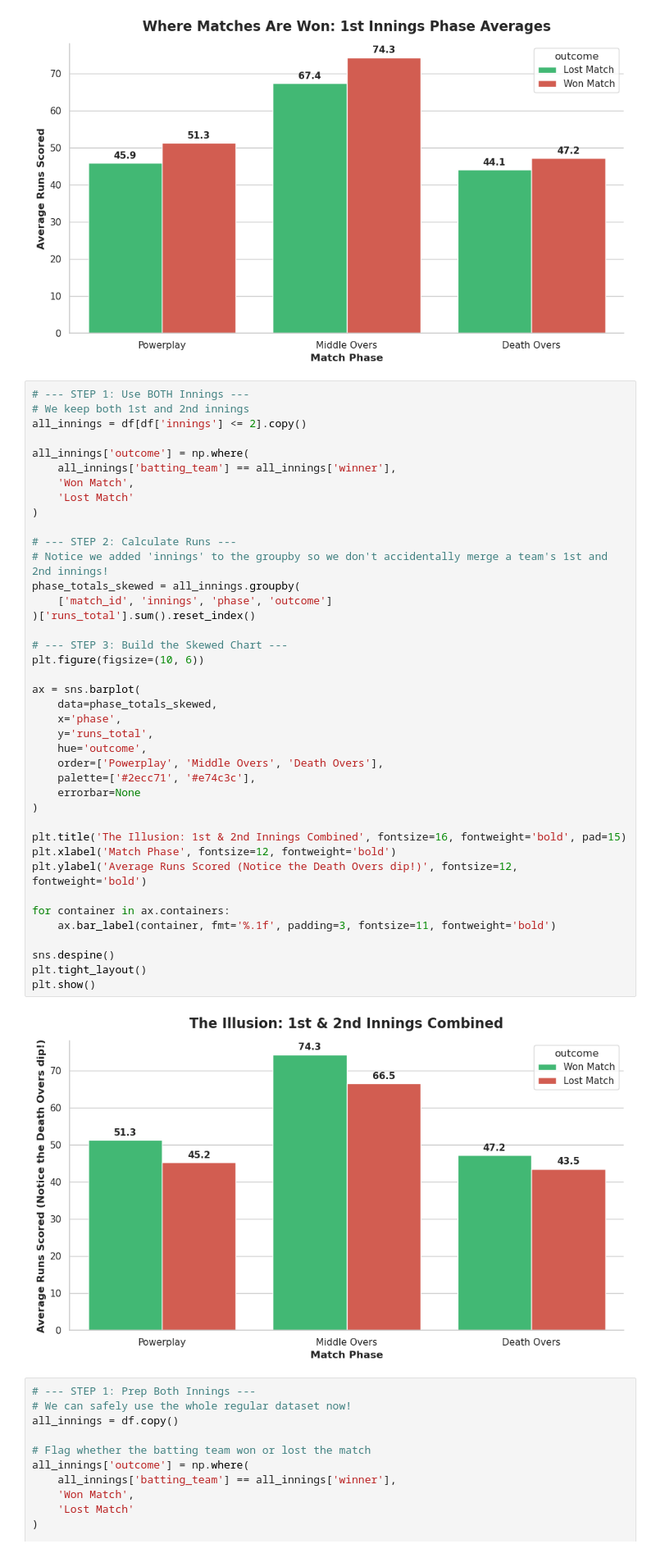
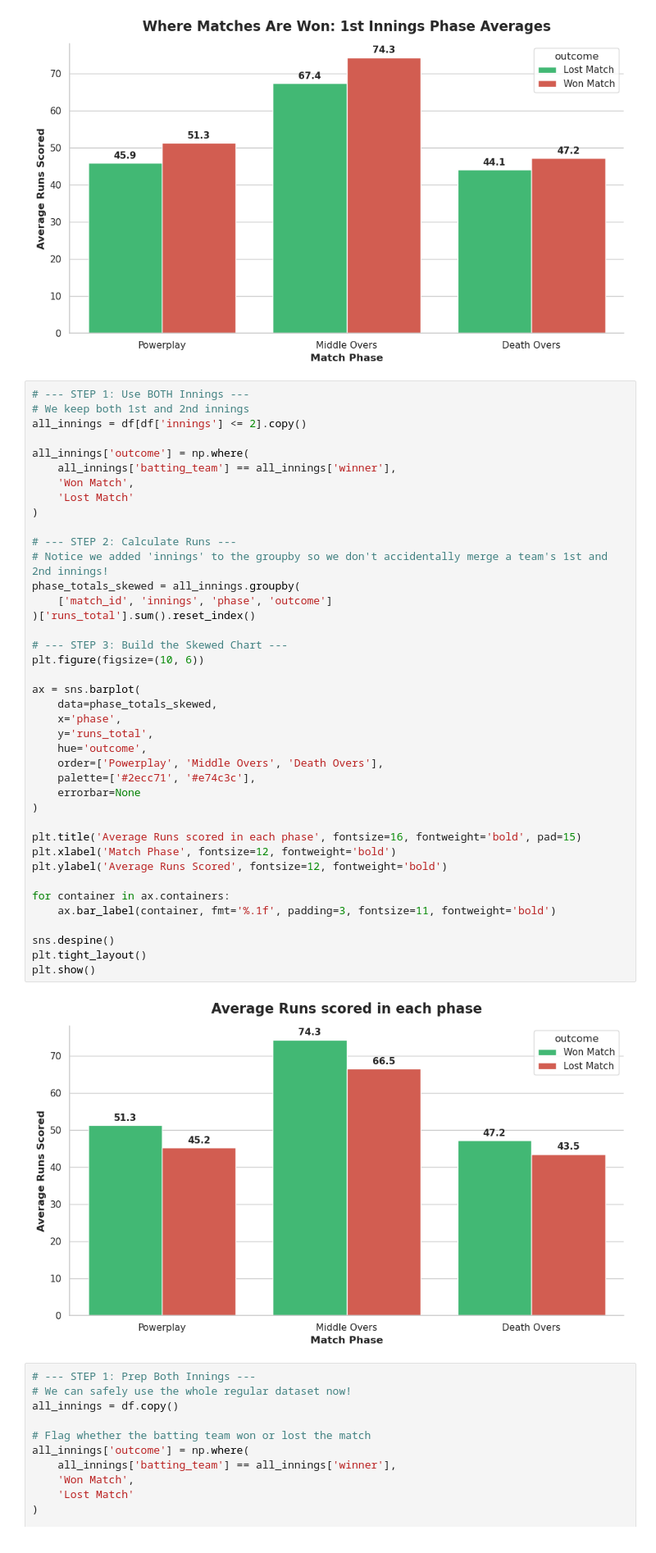
Before and after one commit to lyc0riz/IPL-crunch, a Jupyter notebook: notebooks/03_exploratory_analysis_and_visualization.ipynb, the cells around one changed output. Shown at 82% size. Cells and saved outputs as stored; diff of their text form.

Commit message:
added few eda visuals

```diff
--- a/notebooks/03_exploratory_analysis_and_visualization.ipynb
+++ b/notebooks/03_exploratory_analysis_and_visualization.ipynb
@@ -122,36 +122,36 @@ all_innings['outcome'] = np.where(
 )
 
 # --- STEP 2: Calculate Runs ---
 # Notice we added 'innings' to the groupby so we don't accidentally merge a team's 1st and 2nd innings!
 phase_totals_skewed = all_innings.groupby(
     ['match_id', 'innings', 'phase', 'outcome']
 )['runs_total'].sum().reset_index()
 
 # --- STEP 3: Build the Skewed Chart ---
 plt.figure(figsize=(10, 6))
 
 ax = sns.barplot(
     data=phase_totals_skewed,
     x='phase',
     y='runs_total',
     hue='outcome',
     order=['Powerplay', 'Middle Overs', 'Death Overs'],
     palette=['#2ecc71', '#e74c3c'],
     errorbar=None
 )
 
-plt.title('The Illusion: 1st & 2nd Innings Combined', fontsize=16, fontweight='bold', pad=15)
+plt.title('Average Runs scored in each phase', fontsize=16, fontweight='bold', pad=15)
 plt.xlabel('Match Phase', fontsize=12, fontweight='bold')
-plt.ylabel('Average Runs Scored (Notice the Death Overs dip!)', fontsize=12, fontweight='bold')
+plt.ylabel('Average Runs Scored', fontsize=12, fontweight='bold')
 
 for container in ax.containers:
     ax.bar_label(container, fmt='%.1f', padding=3, fontsize=11, fontweight='bold')
 
 sns.despine()
 plt.tight_layout()
 plt.show()
 # %% [output]
-[figure, old version]
+[figure, new version]
 # %%
 # --- STEP 1: Prep Both Innings ---
 # We can safely use the whole regular dataset now!
```
Also changed, not shown: parts of 14 cells of this notebook, 2 other files.
